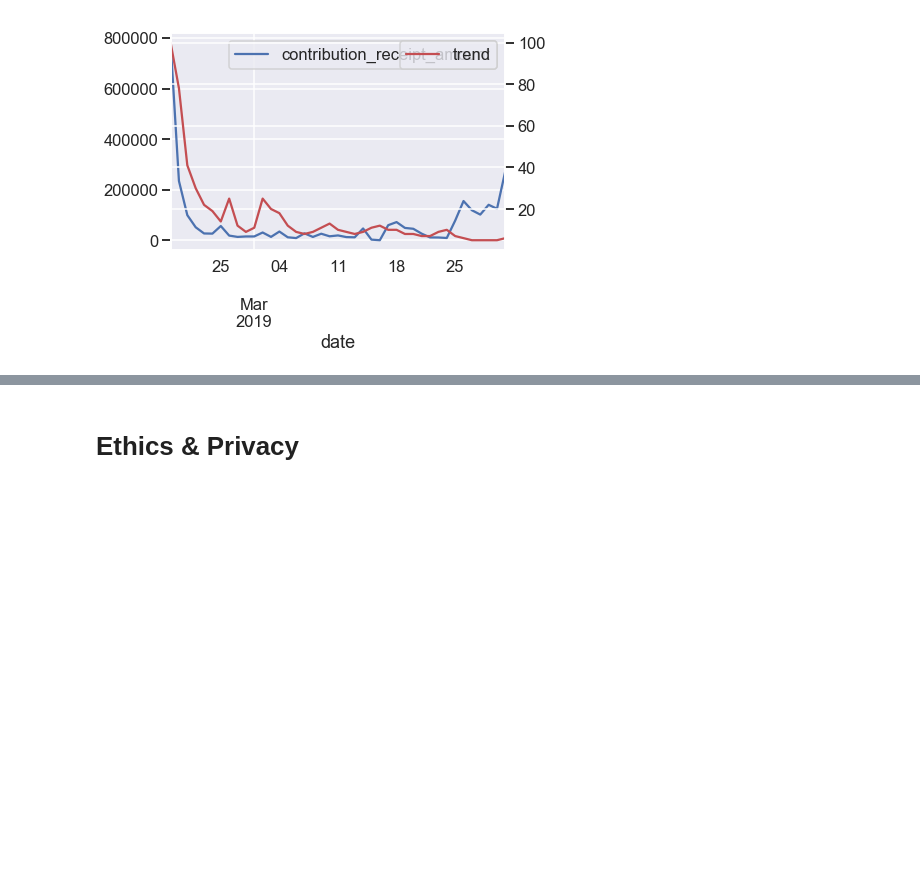
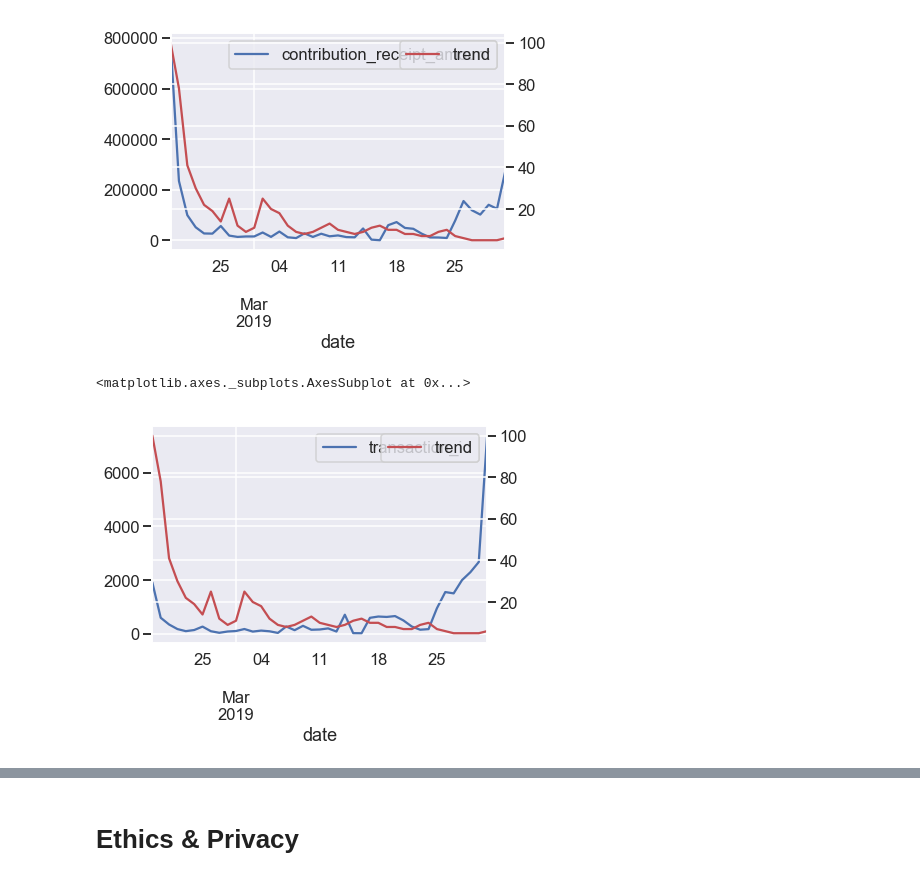
Before and after one commit to kaichinshih/COGS108_PoliticsAddicts, a Jupyter notebook: Final Project.ipynb, the cells around one changed output, grey strips where cells are left out. Saved outputs shown, nothing was run; the diff lists cells and outputs as text; code cells hidden in the pictures; blank space fills up the shorter version.

```diff
--- a/Final Project.ipynb
+++ b/Final Project.ipynb
@@ -116,3 +133,12 @@ merged.plot('date','trend',ax=ax1, color='r')
 # %% [output]
 <matplotlib.axes._subplots.AxesSubplot at 0x...>
 [figure]
+# %%
+merged2 = (pd.merge(dfBSDonors, dfBSTrend, how='outer', on='date'))
+merged2 = merged2.dropna()
+ax = merged2.plot('date','transaction_id')
+ax1 = ax.twinx()
+merged2.plot('date','trend',ax=ax1, color='r')
+# %% [output]
+<matplotlib.axes._subplots.AxesSubplot at 0x...>
+[figure, added]
```
Also changed, not shown: parts of 4 cells of this notebook, 1 other file.
